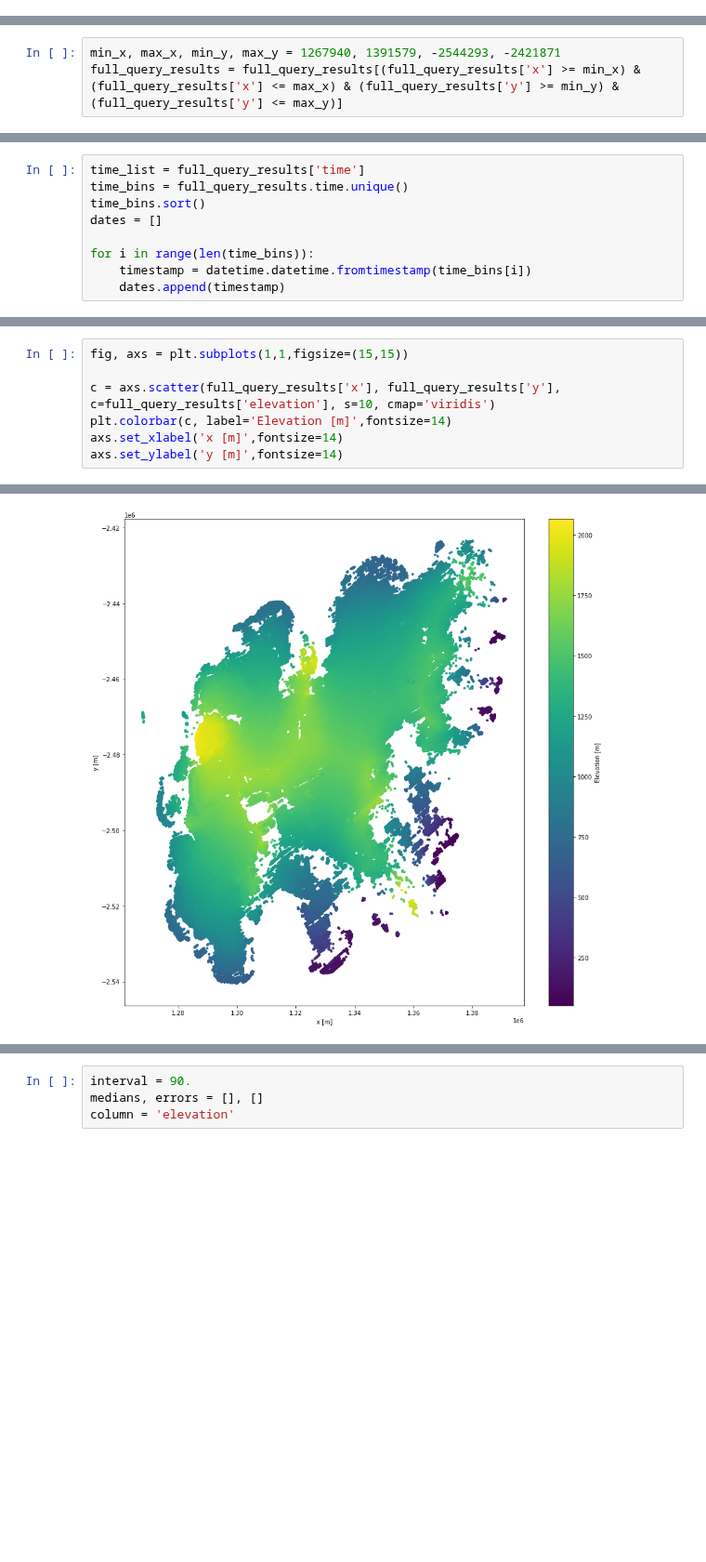
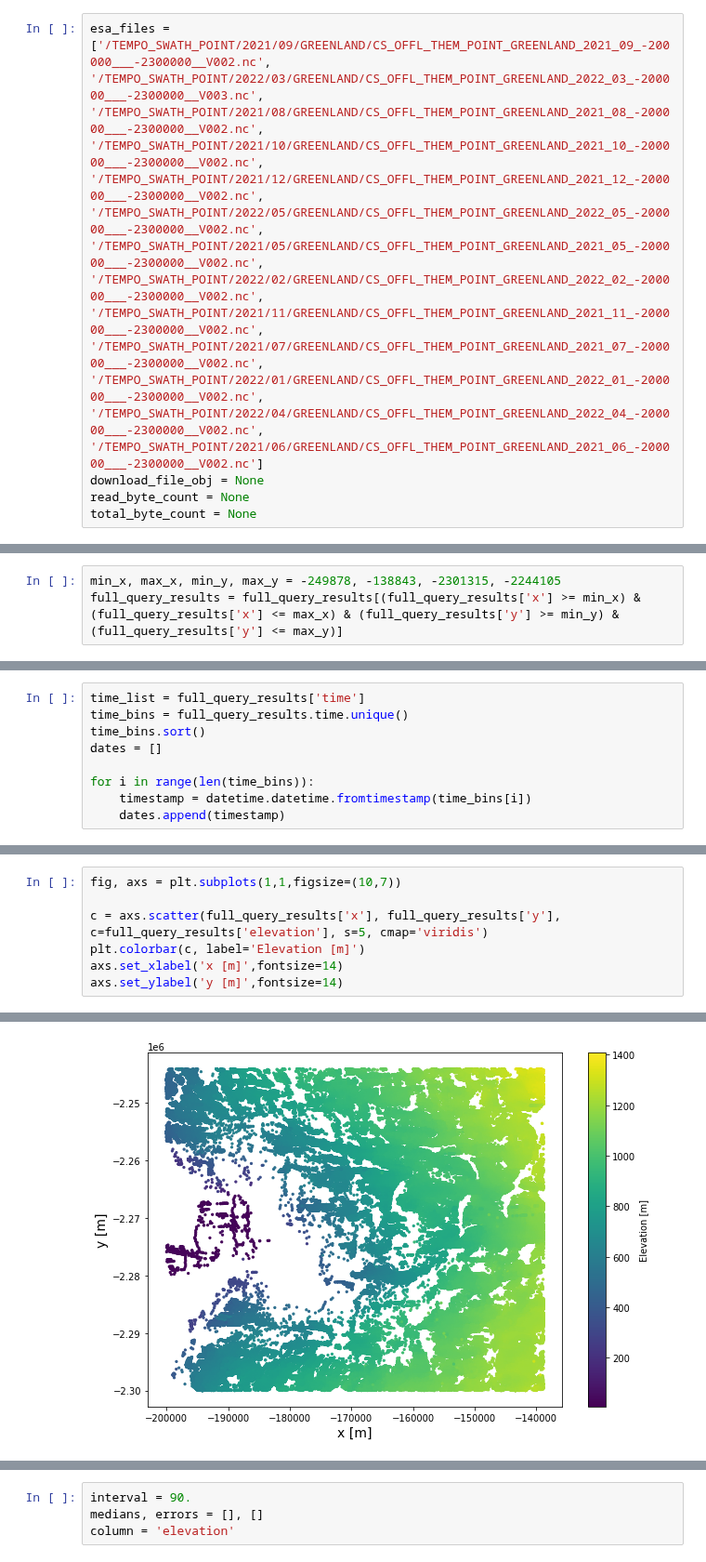
Before and after one commit to earthwave/eolis_demo_notebooks, a Jupyter notebook: cryotempo_eolis_download_plot_point_data.ipynb, the cells around one changed output, grey strips where cells are left out. Shown at 93% size. Cells and saved outputs as stored; diff of their text form; blank space fills up the shorter version.

Commit message:
Changed point example to Jakob, better data volume

```diff
--- a/cryotempo_eolis_download_plot_point_data.ipynb
+++ b/cryotempo_eolis_download_plot_point_data.ipynb
@@ -63,3 +58,8 @@ total_byte_count = None
+# %%
+esa_files =  ['/TEMPO_SWATH_POINT/2021/09/GREENLAND/CS_OFFL_THEM_POINT_GREENLAND_2021_09_-200000___-2300000__V002.nc', '/TEMPO_SWATH_POINT/2022/03/GREENLAND/CS_OFFL_THEM_POINT_GREENLAND_2022_03_-200000___-2300000__V003.nc', '/TEMPO_SWATH_POINT/2021/08/GREENLAND/CS_OFFL_THEM_POINT_GREENLAND_2021_08_-200000___-2300000__V002.nc', '/TEMPO_SWATH_POINT/2021/10/GREENLAND/CS_OFFL_THEM_POINT_GREENLAND_2021_10_-200000___-2300000__V002.nc', '/TEMPO_SWATH_POINT/2021/12/GREENLAND/CS_OFFL_THEM_POINT_GREENLAND_2021_12_-200000___-2300000__V002.nc', '/TEMPO_SWATH_POINT/2022/05/GREENLAND/CS_OFFL_THEM_POINT_GREENLAND_2022_05_-200000___-2300000__V002.nc', '/TEMPO_SWATH_POINT/2021/05/GREENLAND/CS_OFFL_THEM_POINT_GREENLAND_2021_05_-200000___-2300000__V002.nc', '/TEMPO_SWATH_POINT/2022/02/GREENLAND/CS_OFFL_THEM_POINT_GREENLAND_2022_02_-200000___-2300000__V002.nc', '/TEMPO_SWATH_POINT/2021/11/GREENLAND/CS_OFFL_THEM_POINT_GREENLAND_2021_11_-200000___-2300000__V002.nc', '/TEMPO_SWATH_POINT/2021/07/GREENLAND/CS_OFFL_THEM_POINT_GREENLAND_2021_07_-200000___-2300000__V002.nc', '/TEMPO_SWATH_POINT/2022/01/GREENLAND/CS_OFFL_THEM_POINT_GREENLAND_2022_01_-200000___-2300000__V002.nc', '/TEMPO_SWATH_POINT/2022/04/GREENLAND/CS_OFFL_THEM_POINT_GREENLAND_2022_04_-200000___-2300000__V002.nc', '/TEMPO_SWATH_POINT/2021/06/GREENLAND/CS_OFFL_THEM_POINT_GREENLAND_2021_06_-200000___-2300000__V002.nc']
+download_file_obj = None
+read_byte_count = None
+total_byte_count = None
 # %% [markdown]
 Next, we must provide an email address to access the ESA FTP server. Input your email into the prompt that appears below.
 # %%
@@ -127,5 +145,5 @@ Finally, we will roughly mask the dataframe to remove points that are not close
 # %%
-min_x, max_x, min_y, max_y = 1267940, 1391579, -2544293, -2421871
+min_x, max_x, min_y, max_y = -249878, -138843, -2301315, -2244105
 full_query_results = full_query_results[(full_query_results['x'] >= min_x) & (full_query_results['x'] <= max_x) & (full_query_results['y'] >= min_y) & (full_query_results['y'] <= max_y)]
 # %% [markdown]
 - - - - - - - - - - - - - - - - - - - - - - - - - - - - - - - - - - - - - - - - - - - - - - - - - - - - - -
@@ -159,11 +177,11 @@ Next, we will make a simple spatial plot of the point product that we have downl
 # %%
-fig, axs = plt.subplots(1,1,figsize=(15,15))
+fig, axs = plt.subplots(1,1,figsize=(10,7))
 
-c = axs.scatter(full_query_results['x'], full_query_results['y'], c=full_query_results['elevation'], s=10, cmap='viridis')
-plt.colorbar(c, label='Elevation [m]',fontsize=14)
+c = axs.scatter(full_query_results['x'], full_query_results['y'], c=full_query_results['elevation'], s=5, cmap='viridis')
+plt.colorbar(c, label='Elevation [m]')
 axs.set_xlabel('x [m]',fontsize=14)
 axs.set_ylabel('y [m]',fontsize=14)
 # %% [output]
 Text(0, 0.5, 'y [m]')
-[figure, old version]
+[figure, new version]
 # %% [markdown]
```
Also changed, not shown: parts of 10 cells of this notebook.
